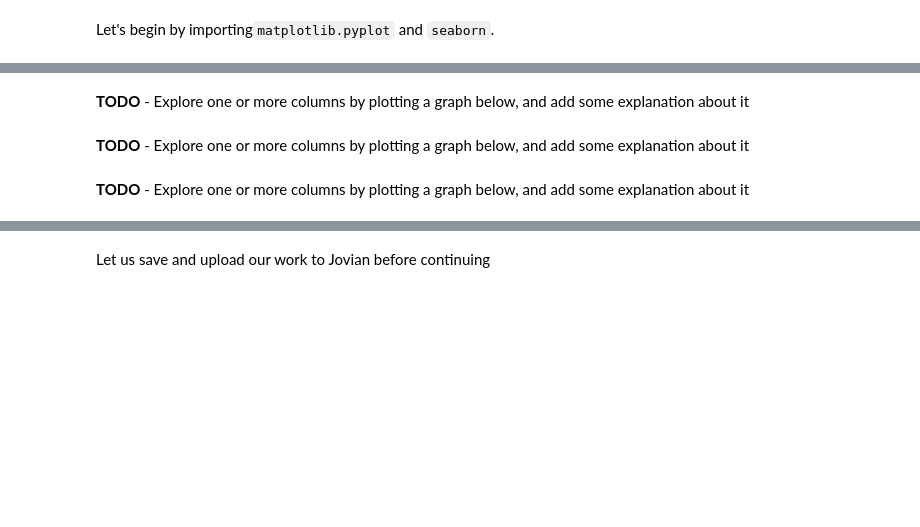
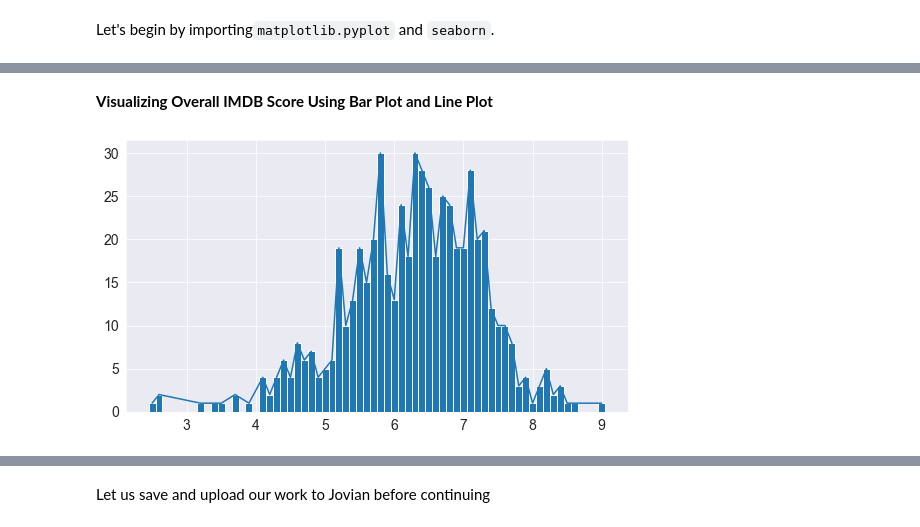
Before and after one commit to chewzzz1014/Python_Basics, a Jupyter notebook: jovian-courses/assignments/zerotopandas-course-project.ipynb, the cells around one changed output, grey strips where cells are left out. Cells and saved outputs as stored; diff of their text form; code cells hidden in the pictures; blank space fills up the shorter version.

```diff
--- a/jovian-courses/assignments/zerotopandas-course-project.ipynb
+++ b/jovian-courses/assignments/zerotopandas-course-project.ipynb
@@ -190,0 +143,4 @@ jovian.commit(project=project_name)
+# %%
+# parse column Premiere into datetime with format yyyy/mm/dd
+df["Premiere"] = pd.to_datetime(df["Premiere"], infer_datetime_format=True)
+df.head()
@@ -215,0 +226,11 @@ Let's begin by importing`matplotlib.pyplot` and `seaborn`.
+# %%
+# note that diffrent genres are separated by " / " or "/"
+# split all values and put in a list
+
+df["all_genres"] = df["Genre"].str.split(" / |/")
+# column Splited Genres's values are lists
+
+print("Data Type of Values in Column all_genres:", type(df.loc[0, "all_genres"]))
+
+# drop column Genres
+df.drop("Genre", axis=1, inplace=True)
@@ -215,0 +263,8 @@ Let's begin by importing`matplotlib.pyplot` and `seaborn`.
+# %%
+# delimiter is "/"
+df["all_languages"] = df["Language"].str.split("/")
+
+# drop Language colum
+df.drop("Language", axis=1, inplace=True)
+
+df.head()
@@ -230,6 +290,9 @@ matplotlib.rcParams['figure.facecolor'] = '#00000000'
-# %% [markdown]
-**TODO** - Explore one or more columns by plotting a graph below, and add some explanation about it
-# %% [markdown]
-**TODO** - Explore one or more columns by plotting a graph below, and add some explanation about it
-# %% [markdown]
-**TODO** - Explore one or more columns by plotting a graph below, and add some explanation about it
+# %% [markdown]
+**Visualizing Overall IMDB Score Using Bar Plot and Line Plot**
+# %%
+score_count = df.groupby("IMDB Score")["IMDB Score"].count()
+# %%
+plt.bar(df["IMDB Score"].unique(), score_count, width=0.1)
+plt.plot(df["IMDB Score"].unique(), df.groupby("IMDB Score")["IMDB Score"].count());
+# %% [output]
+[figure, added]
```
Also changed, not shown: parts of 69 cells of this notebook, 2 other files.
